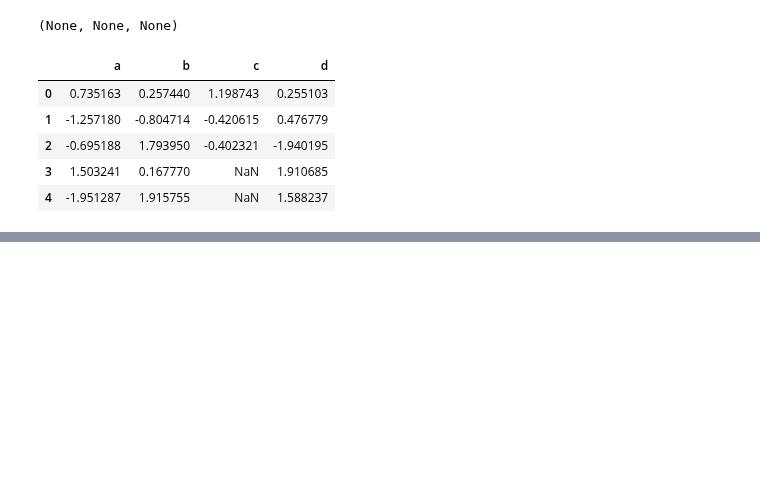
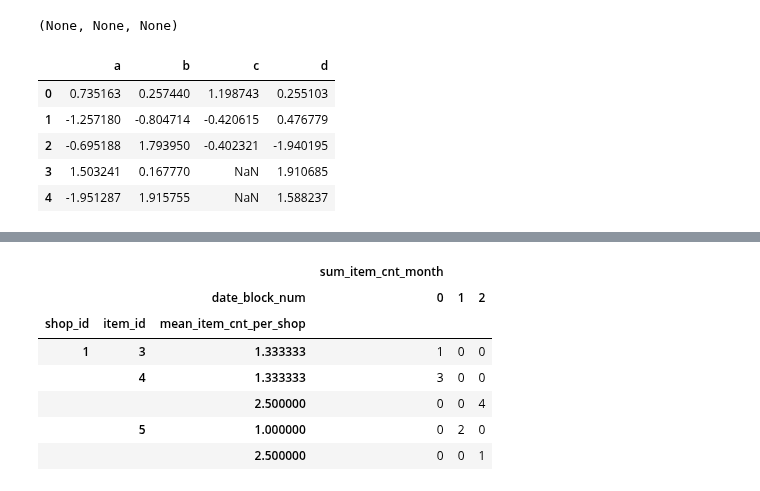
Before and after one commit to RGivisiez/Adv_ML, a Jupyter notebook: Pandas.ipynb, the cells around one changed output, grey strips where cells are left out. Drawn from its saved outputs; the diff is of its cells as text; code cells hidden in the pictures; blank space fills up the shorter version.

```diff
--- a/Pandas.ipynb
+++ b/Pandas.ipynb
@@ -148,3 +148,7 @@ pd.concat([df1, df2], ignore_index=True, sort=False)
 | 2 | -0.695188 | 1.793950 | -0.402321 | -1.940195 |
 | 3 | 1.503241 | 0.167770 | NaN | 1.910685 |
 | 4 | -1.951287 | 1.915755 | NaN | 1.588237 |
+# %%
+a = [[0,1,3,1], [0,1,4,1], [0,1,4,2],[1,1,5,1],[1,1,5,1],[2,1,5,1],[2,1,4,4]]
+train = pd.DataFrame(a, columns=['date_block_num', 'shop_id', 'item_id', 'item_cnt'])
+test = pd.DataFrame([[1,1],[1,2]], columns=['shop_id', 'item_id'])
@@ -150,0 +204,12 @@ pd.concat([df1, df2], ignore_index=True, sort=False)
+# %%
+col = ['date_block_num', 'shop_id', 'item_id', 'sum_item_cnt_month', 'mean_item_cnt_per_shop']
+df_month[col].pivot_table(index=['shop_id', 'item_id', 'mean_item_cnt_per_shop'], columns=['date_block_num'], fill_value=0)
+# %% [output]
+|  |  |  | sum_item_cnt_month |  |  |
+|  |  | date_block_num | 0 | 1 | 2 |
+| shop_id | item_id | mean_item_cnt_per_shop |  |  |  |
+| 1 | 3 | 1.333333 | 1 | 0 | 0 |
+|  | 4 | 1.333333 | 3 | 0 | 0 |
+|  |  | 2.500000 | 0 | 0 | 4 |
+|  | 5 | 1.000000 | 0 | 2 | 0 |
+|  |  | 2.500000 | 0 | 0 | 1 |
```
Also changed, not shown: parts of 6 cells of this notebook, 1 other file.
